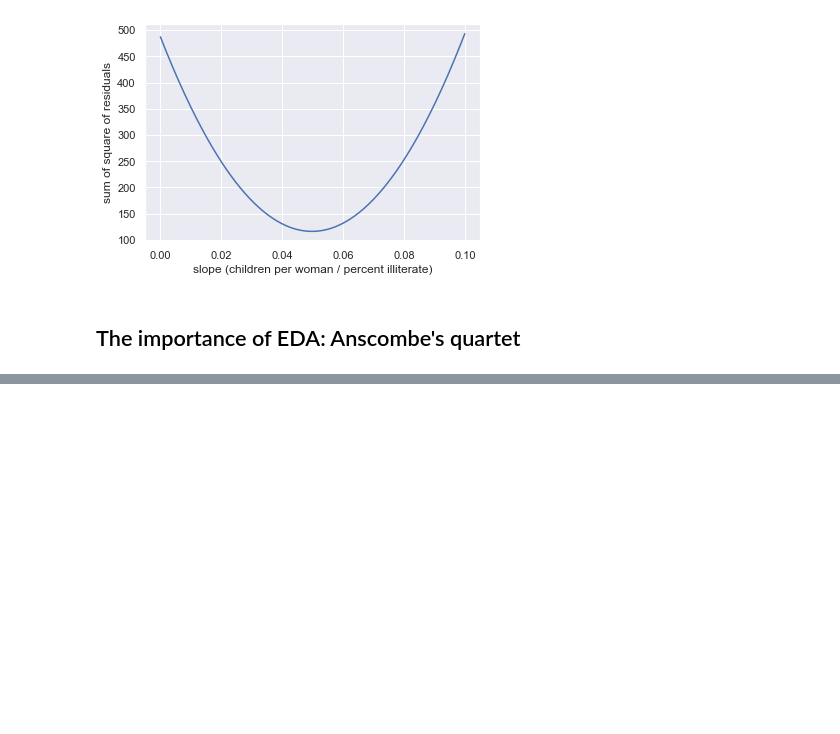
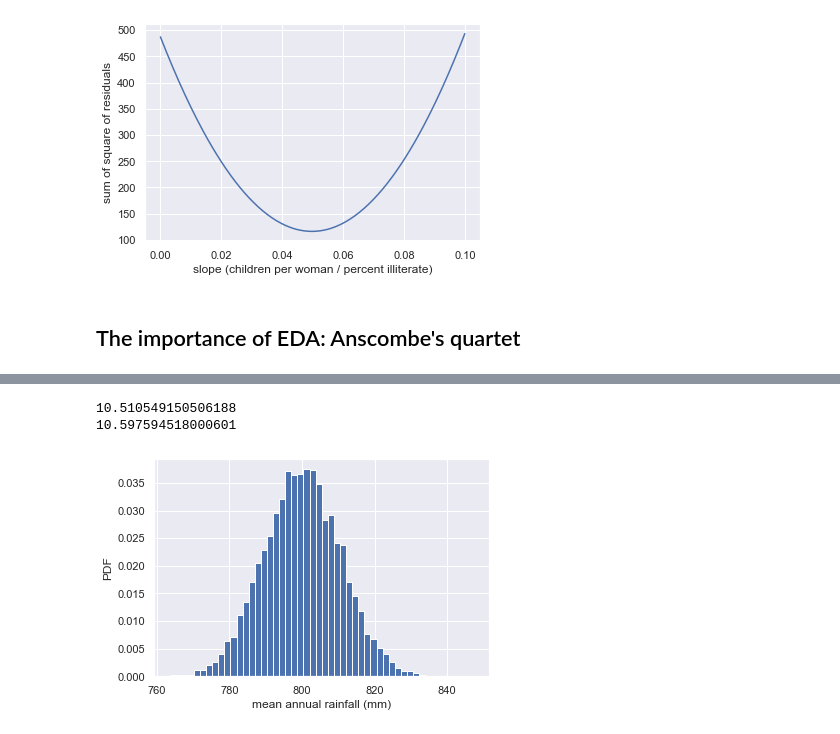
Before and after one commit to Yuleii/programming-notebook, a Jupyter notebook: statistical_thinking_in_python.ipynb, the cells around one changed output, grey strips where cells are left out. Cells and saved outputs as stored; diff of their text form; code cells hidden in the pictures; blank space fills up the shorter version.

```diff
--- a/statistical_thinking_in_python.ipynb
+++ b/statistical_thinking_in_python.ipynb
@@ -1153,0 +1343,12 @@ plt.show()
+# %%
+def draw_bs_reps(data, func, size=1):
+    """Draw bootstrap replicates."""
+
+    # Initialize array of replicates: bs_replicates
+    bs_replicates = np.empty(size)
+
+    # Generate replicates
+    for i in range(size):
+        bs_replicates[i] = bootstrap_replicate_1d(data, func)
+
+    return bs_replicates
@@ -1153,0 +1362,26 @@ plt.show()
+# %%
+# Take 10,000 bootstrap replicates of the mean: bs_replicates
+bs_replicates = draw_bs_reps(rainfall,  np.mean, 10000)
+
+# Compute and print SEM
+sem = np.std(rainfall) / np.sqrt(len(rainfall))
+print(sem)
+
+# Compute and print standard deviation of bootstrap replicates
+bs_std = np.std(bs_replicates)
+print(bs_std)
+
+# Make a histogram of the results
+_ = plt.hist(bs_replicates, bins=50, density=True)
+_ = plt.xlabel('mean annual rainfall (mm)')
+_ = plt.ylabel('PDF')
+
+# Show the plot
+plt.show()
+
+# Notice that the SEM we got from the known expression and
+# the bootstrap replicates is the same and the distribution of the bootstrap replicates of the mean is Normal.
+# %% [output]
+10.510549150506188
+10.597594518000601
+[figure, added]
```
Also changed, not shown: parts of 116 cells of this notebook, 2 other files.
